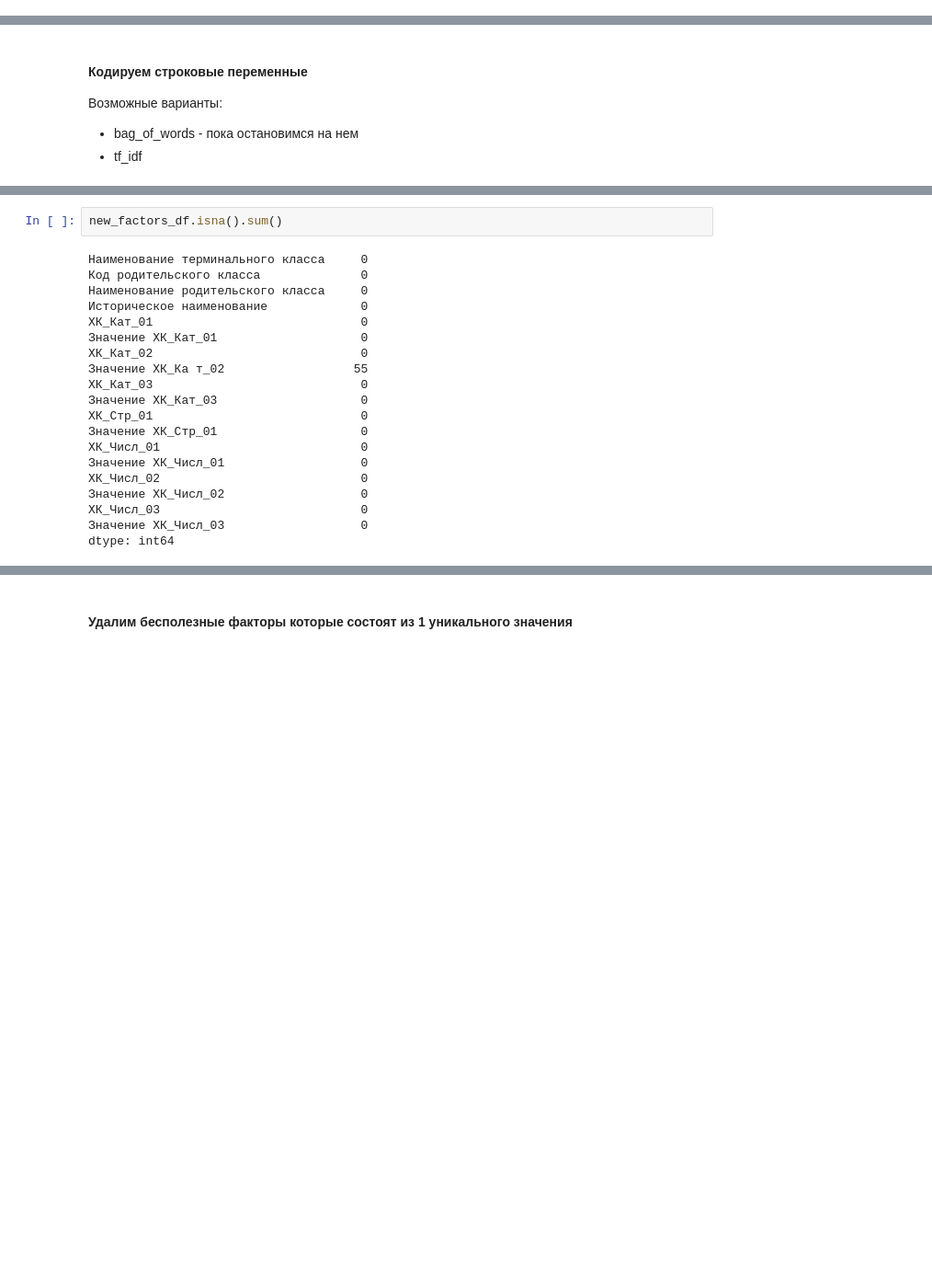
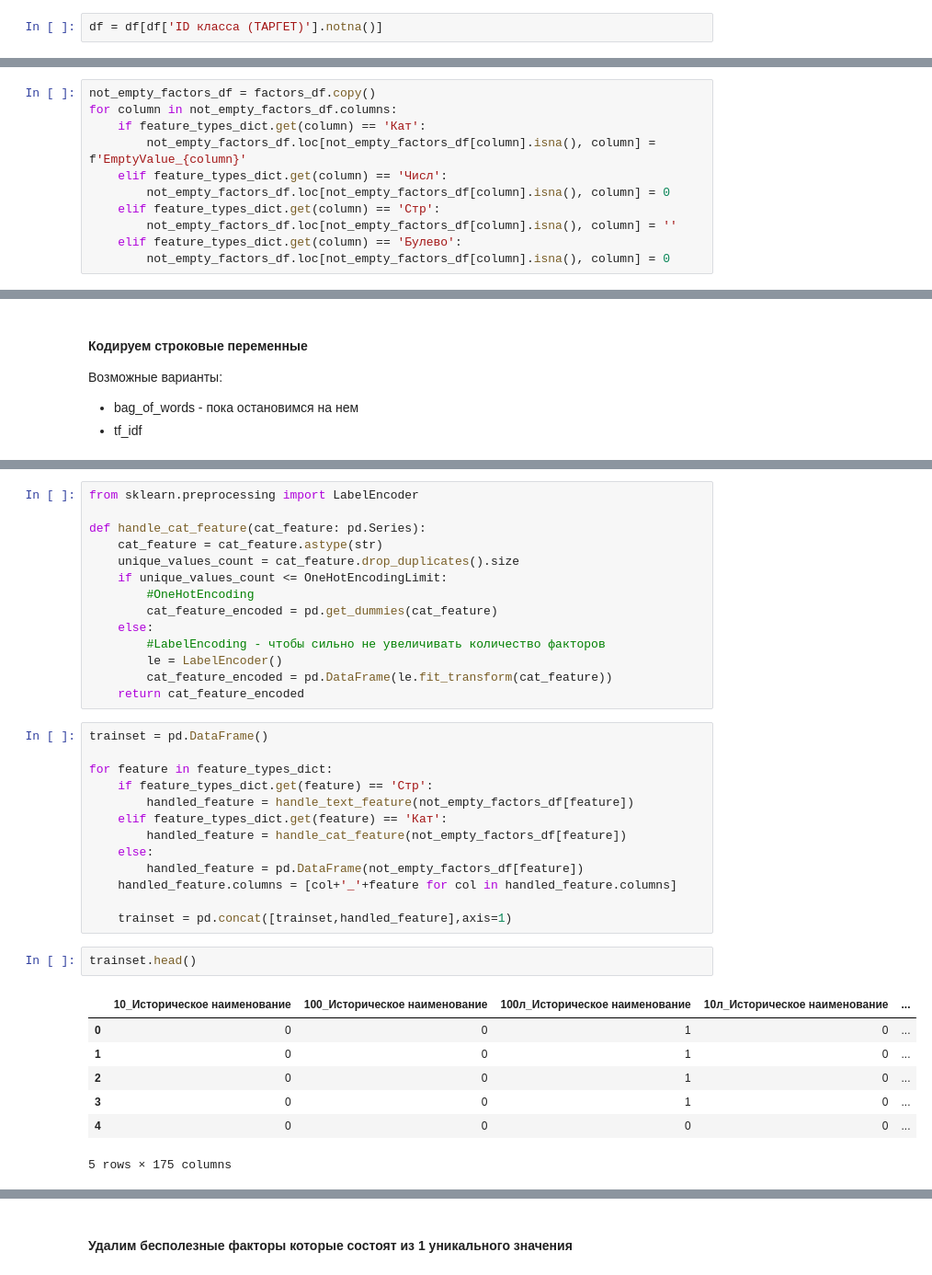
Before and after one commit to denisich2001/ml_classification_of_product_items, a Jupyter notebook: TNVED_classification.ipynb, the cells around one changed output, grey strips where cells are left out. Shown at 92% size. Cells and saved outputs as stored; diff of their text form; blank space fills up the shorter version.

Commit message:
Add features preprocessing and first model predictions

```diff
--- a/TNVED_classification.ipynb
+++ b/TNVED_classification.ipynb
@@ -26,6 +37,8 @@ from loguru import logger
 ### Работа с данными
 # %%
 df = pd.read_excel('data/paper_classificator_data.xlsx')
+# %%
+df = df[df['ID класса (ТАРГЕТ)'].notna()]
 # %%
 df.head(1)
 # %% [output]
@@ -138,0 +155,11 @@ column_types_dict
+# %%
+not_empty_factors_df = factors_df.copy()
+for column in not_empty_factors_df.columns:
+    if feature_types_dict.get(column) == 'Кат':
+        not_empty_factors_df.loc[not_empty_factors_df[column].isna(), column] = f'EmptyValue_{column}'
+    elif feature_types_dict.get(column) == 'Числ':
+        not_empty_factors_df.loc[not_empty_factors_df[column].isna(), column] = 0
+    elif feature_types_dict.get(column) == 'Стр':
+        not_empty_factors_df.loc[not_empty_factors_df[column].isna(), column] = ''
+    elif feature_types_dict.get(column) == 'Булево':
+        not_empty_factors_df.loc[not_empty_factors_df[column].isna(), column] = 0
@@ -225,22 +233,37 @@ for column in new_factors_df.columns:
-# %%
-new_factors_df.isna().sum()
-# %% [output]
-Наименование терминального класса     0
-Код родительского класса              0
-Наименование родительского класса     0
-Историческое наименование             0
-ХК_Кат_01                             0
-Значение ХК_Кат_01                    0
-ХК_Кат_02                             0
-Значение ХК_Ка т_02                  55
-ХК_Кат_03                             0
-Значение ХК_Кат_03                    0
-ХК_Стр_01                             0
-Значение ХК_Стр_01                    0
-ХК_Числ_01                            0
-Значение ХК_Числ_01                   0
-ХК_Числ_02                            0
-Значение ХК_Числ_02                   0
-ХК_Числ_03                            0
-Значение ХК_Числ_03                   0
-dtype: int64
+# %%
+from sklearn.preprocessing import LabelEncoder
+
+def handle_cat_feature(cat_feature: pd.Series):
+    cat_feature = cat_feature.astype(str)
+    unique_values_count = cat_feature.drop_duplicates().size
+    if unique_values_count <= OneHotEncodingLimit:
+        #OneHotEncoding
+        cat_feature_encoded = pd.get_dummies(cat_feature)
+    else:
+        #LabelEncoding - чтобы сильно не увеличивать количество факторов
+        le = LabelEncoder()
+        cat_feature_encoded = pd.DataFrame(le.fit_transform(cat_feature))
+    return cat_feature_encoded
+# %%
+trainset = pd.DataFrame()
+
+for feature in feature_types_dict:
+    if feature_types_dict.get(feature) == 'Стр':
+        handled_feature = handle_text_feature(not_empty_factors_df[feature])
+    elif feature_types_dict.get(feature) == 'Кат':
+        handled_feature = handle_cat_feature(not_empty_factors_df[feature])
+    else:
+        handled_feature = pd.DataFrame(not_empty_factors_df[feature])
+    handled_feature.columns = [col+'_'+feature for col in handled_feature.columns]
+
+    trainset = pd.concat([trainset,handled_feature],axis=1)
+# %%
+trainset.head()
+# %% [output]
+|  | 10_Историческое наименование | 100_Историческое наименование | 100л_Историческое наименование | 10л_Историческое наименование | ... |
+| 0 | 0 | 0 | 1 | 0 | ... |
+| 1 | 0 | 0 | 1 | 0 | ... |
+| 2 | 0 | 0 | 1 | 0 | ... |
+| 3 | 0 | 0 | 1 | 0 | ... |
+| 4 | 0 | 0 | 0 | 0 | ... |
+5 rows × 175 columns
```
Also changed, not shown: parts of 28 cells of this notebook.
